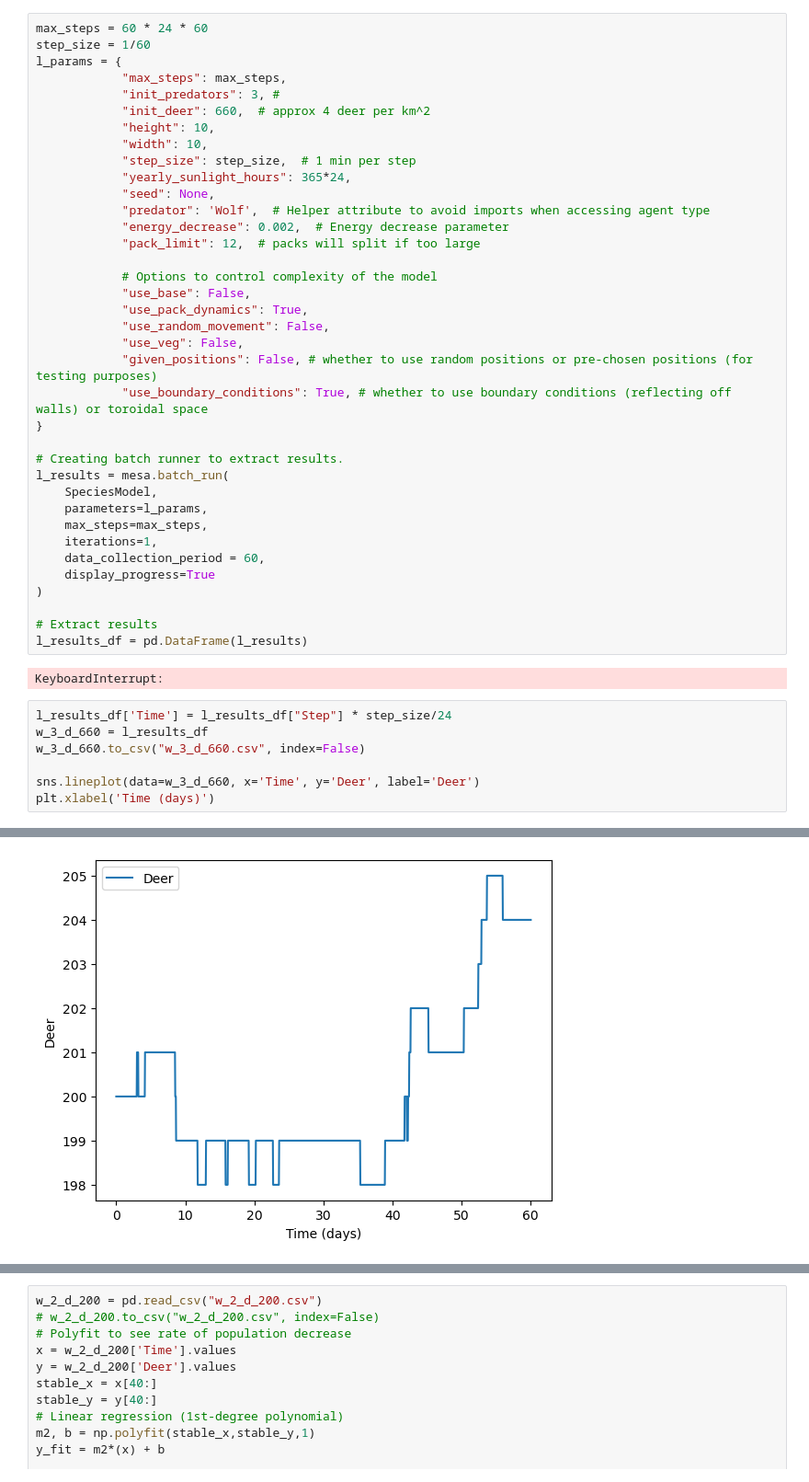
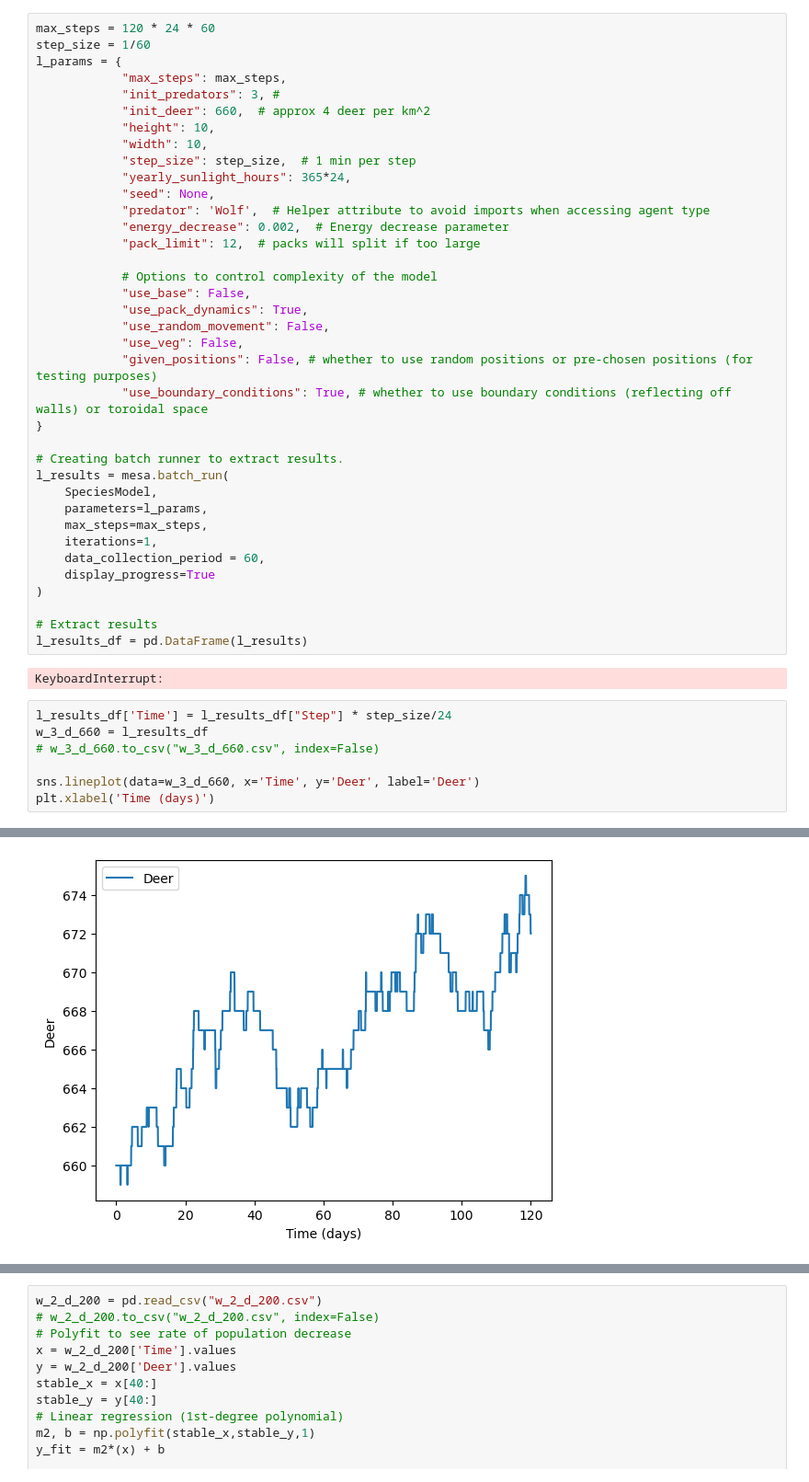
Before and after one commit to LukeRDuob/MDM3_wolf_reintroducution, a Jupyter notebook: project/ABM/notebook.ipynb, the cells around one changed output, grey strips where cells are left out. Shown at 92% size. Drawn from its saved outputs; the diff is of its cells as text.

```diff
--- a/project/ABM/notebook.ipynb
+++ b/project/ABM/notebook.ipynb
@@ -75,7 +75,7 @@ Text(0.5, 1.0, 'Population Change Over Time')
 # %% [markdown]
 ## L
 # %%
-max_steps = 60 * 24 * 60
+max_steps = 120 * 24 * 60
 step_size = 1/60
 l_params = {
             "max_steps": max_steps,
@@ -116,10 +116,10 @@ KeyboardInterrupt:
 # %%
 l_results_df['Time'] = l_results_df["Step"] * step_size/24
 w_3_d_660 = l_results_df
-w_3_d_660.to_csv("w_3_d_660.csv", index=False)
+# w_3_d_660.to_csv("w_3_d_660.csv", index=False)
 
 sns.lineplot(data=w_3_d_660, x='Time', y='Deer', label='Deer')
 plt.xlabel('Time (days)')
 # %% [output]
 Text(0.5, 0, 'Time (days)')
-[figure, old version]
+[figure, new version]
```
Also changed, not shown: parts of 1 cell of this notebook, 1 other file.
